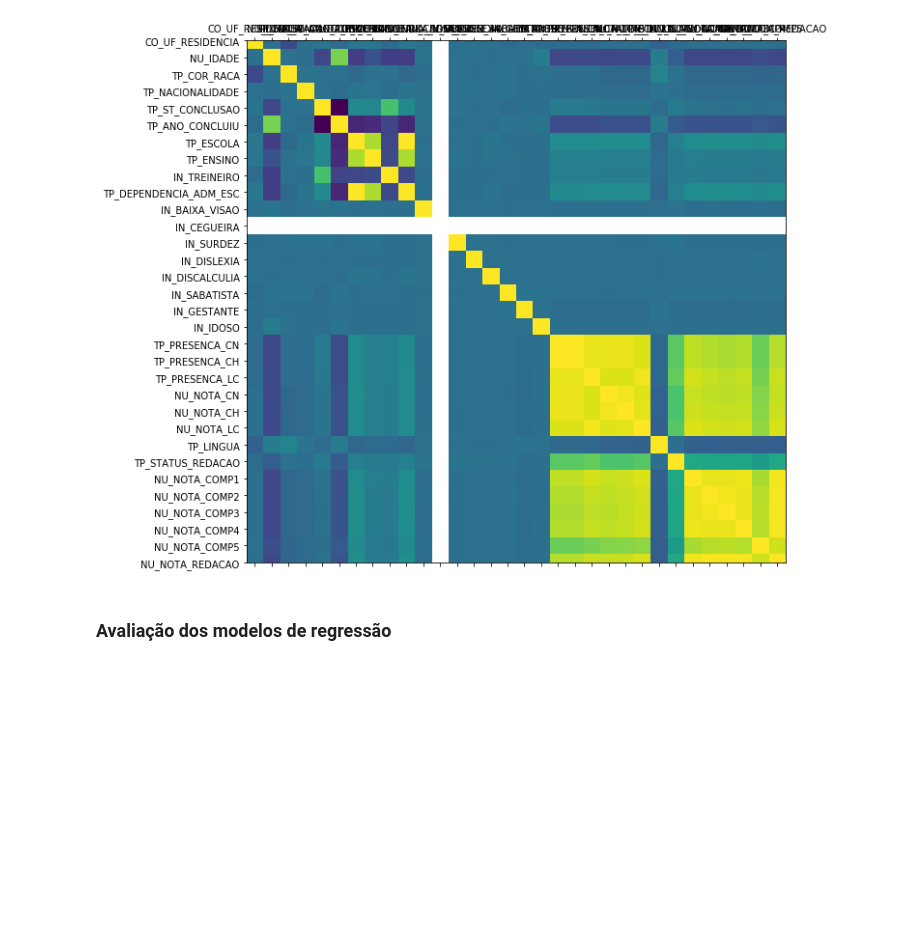
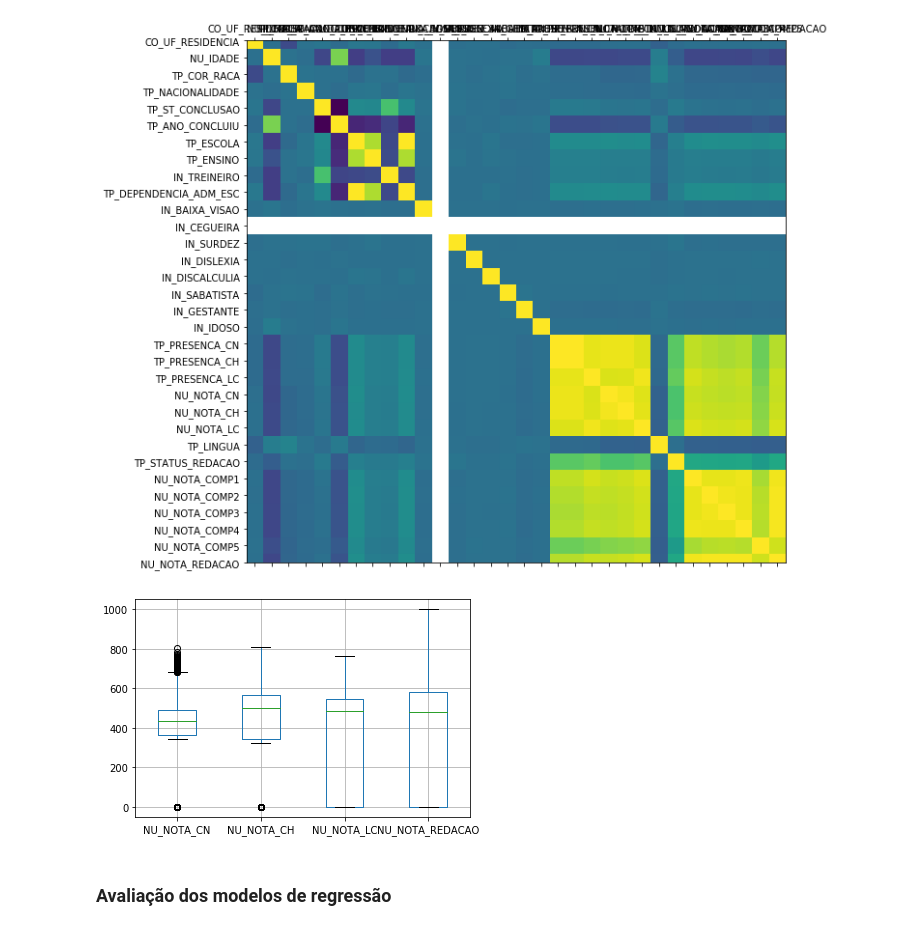
Before and after one commit to diasctiago/codenation, a Jupyter notebook: Semana 08 - Regressão/Desafio/main.ipynb, the cells around one changed output. Cells and saved outputs as stored; diff of their text form; code cells hidden in the pictures; blank space fills up the shorter version.

```diff
--- a/Semana 08 - Regressão/Desafio/main.ipynb
+++ b/Semana 08 - Regressão/Desafio/main.ipynb
@@ -128,6 +164,11 @@ def plot_corr(X, size=10):
 plot_corr(X)
 # %% [output]
 [figure]
+# %%
+# Verificando possíveis outliers após tratamento dos dados
+X[['NU_NOTA_CN', 'NU_NOTA_CH', 'NU_NOTA_LC', 'NU_NOTA_REDACAO']].boxplot();
+# %% [output]
+[figure, added]
 # %% [markdown]
 ### Avaliação dos modelos de regressão
 # %%
```
Also changed, not shown: parts of 24 cells of this notebook, 2 other files.
